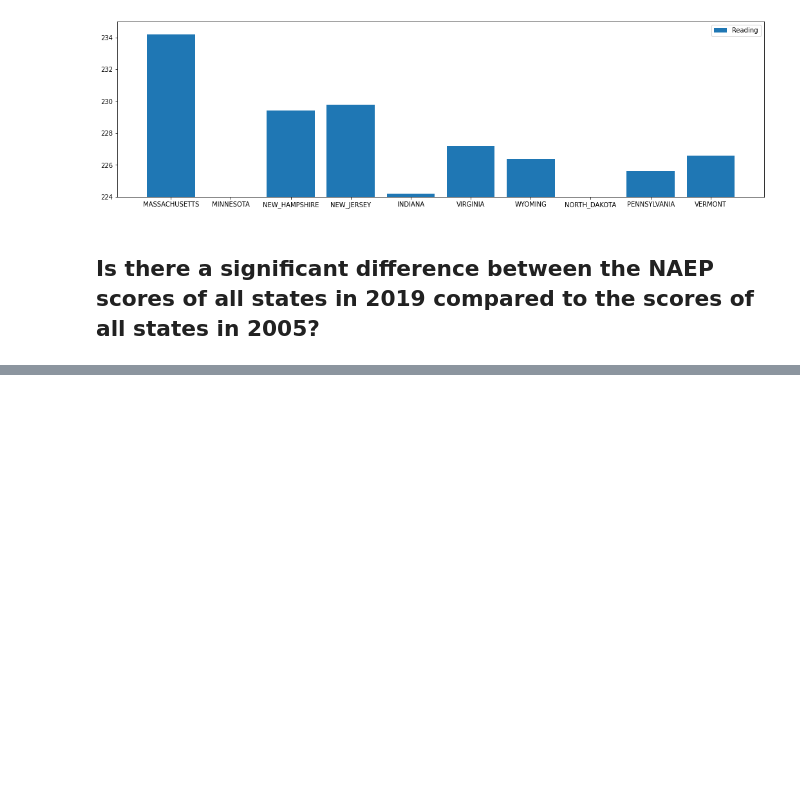
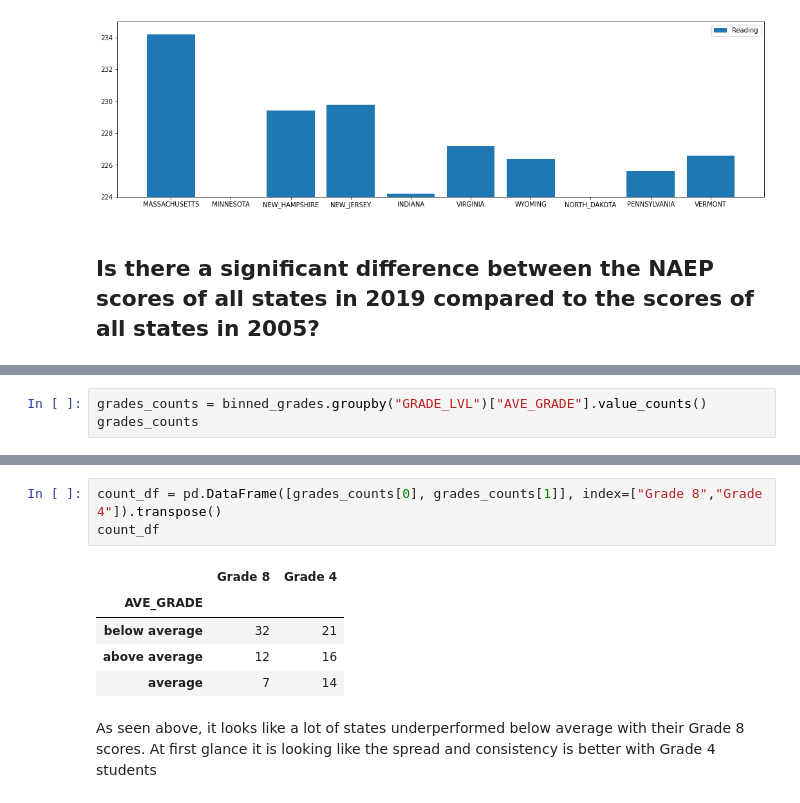
Before and after one commit to trickdevsinschool/CSMODEL_PROJECT_1, a Jupyter notebook: states_csmodel.ipynb, the cells around one changed output, grey strips where cells are left out. Saved outputs shown, nothing was run; the diff lists cells and outputs as text; blank space fills up the shorter version.

```diff
--- a/states_csmodel.ipynb
+++ b/states_csmodel.ipynb
@@ -418,0 +441,3 @@ ax.legend(fontsize = 10)
+# %%
+grades_counts = binned_grades.groupby("GRADE_LVL")["AVE_GRADE"].value_counts()
+grades_counts
@@ -418,0 +453,11 @@ ax.legend(fontsize = 10)
+# %%
+count_df = pd.DataFrame([grades_counts[0], grades_counts[1]], index=["Grade 8","Grade 4"]).transpose()
+count_df
+# %% [output]
+|  | Grade 8 | Grade 4 |
+| AVE_GRADE |  |  |
+| below average | 32 | 21 |
+| above average | 12 | 16 |
+| average | 7 | 14 |
+# %% [markdown]
+As seen above, it looks like a lot of states underperformed below average with their Grade 8 scores. At first glance it is looking like the spread and consistency is better with Grade 4 students
```
Also changed, not shown: parts of 10 cells of this notebook, 1 other file.
